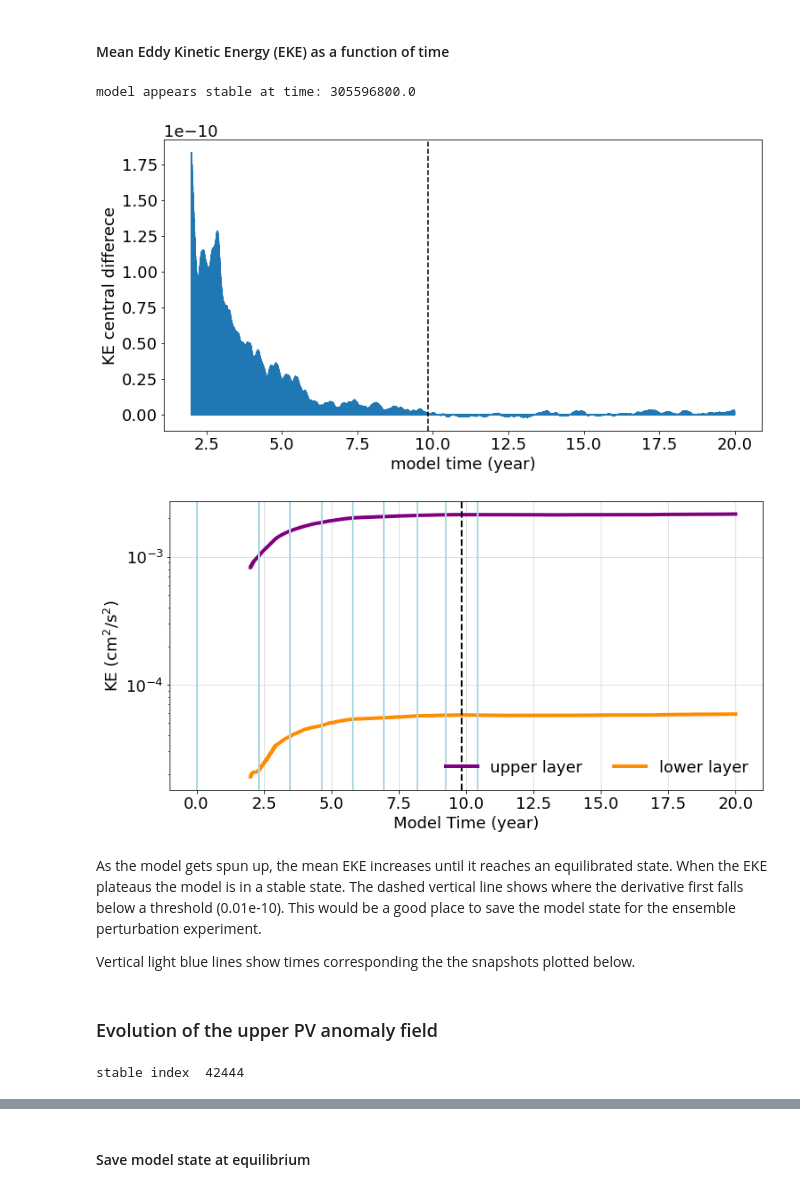
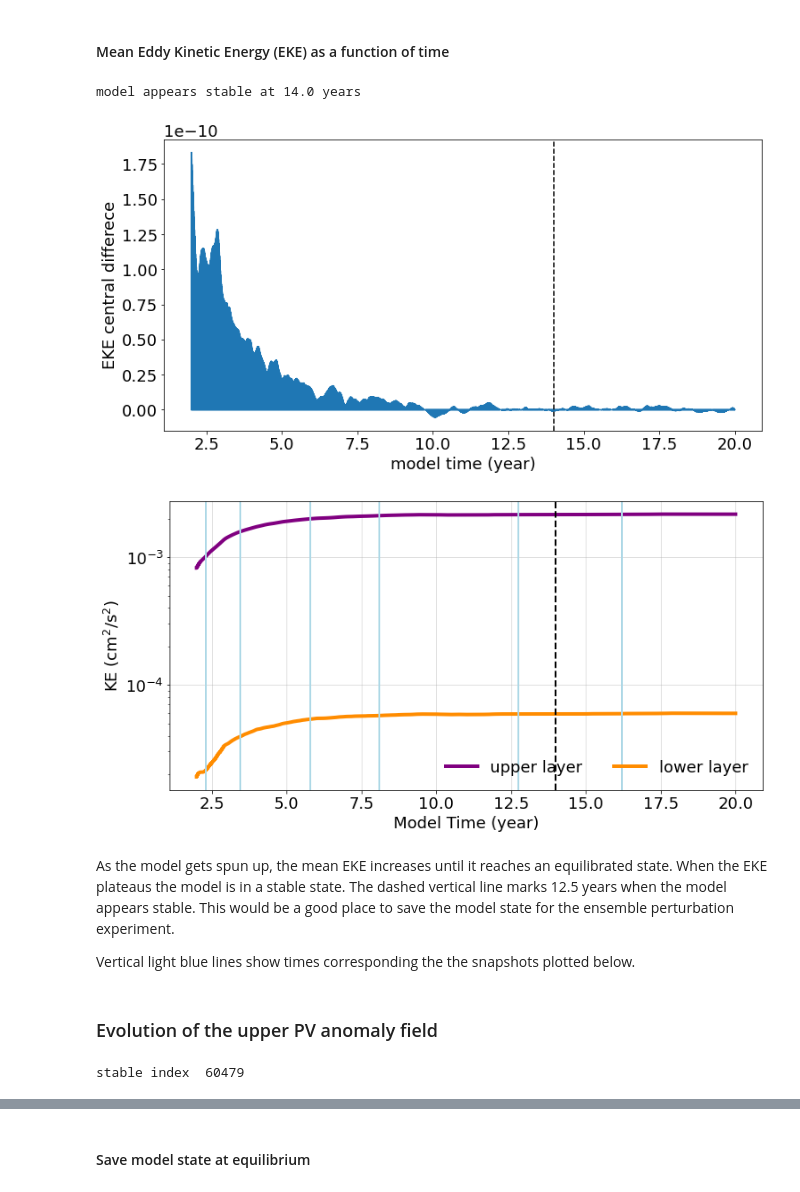
Before and after one commit to ocean-transport/lcs-ml, a Jupyter notebook: run_to_equilibrium.ipynb, the cells around one changed output, grey strips where cells are left out. Saved outputs shown, nothing was run; the diff lists cells and outputs as text; code cells hidden in the pictures.

```diff
--- a/run_to_equilibrium.ipynb
+++ b/run_to_equilibrium.ipynb
@@ -127,0 +82,7 @@ INFO: Step: 86000, Time: 6.19e+08, KE: 5.34e-04, CFL: 0.100
+# %%
+datasets = []
+
+for snapshot in m.run_with_snapshots(tsnapstart=m.t, tsnapint=m.dt):
+    model = m.to_dataset()
+    model = model.assign(q=(('time','lev','y','x'), m.q.copy()[np.newaxis,...]))
+    datasets.append(model)
@@ -128,43 +107,46 @@ INFO: Step: 86000, Time: 6.19e+08, KE: 5.34e-04, CFL: 0.100
+# %%
+ds = xr.concat(datasets, dim='time')
 # %% [markdown]
 #### Mean Eddy Kinetic Energy (EKE) as a function of time
+# %%
+dEKE_dt = np.gradient(ds.EKE.isel(lev=0), ds.time)
+I = int(np.where(np.abs(ds.time - year*14)==np.min(np.abs(ds.time - year*14)))[0])
+time_stable = ds.time[I].values
+
+# Plot EKE derivative
+plt.rcParams.update({'font.size': 18})
+plt.figure(figsize=(12,6)); plt.plot(ds.time/year, dEKE_dt)
+plt.ylabel('EKE central differece'); plt.xlabel('model time (year)')
+plt.axvline(x=time_stable/year, color='k', linestyle='--')
+
+
+print('model appears stable at', ds.time[I].values/year, 'years');
+# %% [output]
+model appears stable at 14.0 years
+[figure, added]
 # %%
-# Take derivative of upper layer EKE using a central difference
-dEKE_dt = np.gradient(EKE_snapshots[:,0], t_snapshots)
-I = np.where((dEKE_dt<0.01e-10)&(dEKE_dt>0)) [0]
-EKE_stable = t_snapshots[I[0]]
-
-# Plot EKE derivative
-plt.rcParams.update({'font.size': 18})
-plt.figure(figsize=(12,6)); plt.plot(t_snapshots/year, dEKE_dt)
-plt.ylabel('KE central differece'); plt.xlabel('model time (year)')
-plt.axvline(x=EKE_stable/year, color='k', linestyle='--')
-
-print('model appears stable at time:', EKE_stable)
-
 # Plot time series of EKE
 plt.figure(figsize=(12,6))
-plt.semilogy(t_snapshots/year, EKE_snapshots[:,0], lw=4, color='purple', label='upper layer')
-plt.semilogy(t_snapshots/year, EKE_snapshots[:,1], lw=4, color='darkorange', label='lower layer')
-ints = [0, 10000, 15000, 20000, 25000, 30000, 35388, 40000, 45000]
+plt.semilogy(ds.time/year, ds.EKE.isel(lev=0), lw=4, color='purple', label='upper layer')
+plt.semilogy(ds.time/year, ds.EKE.isel(lev=1), lw=4, color='darkorange', label='lower layer')
+ints = [10000, 15000, 25000, 35000, 55000, 70000]
 for i in ints:
-    plt.axvline(x=t_snapshots[i]/year, color='lightblue', linewidth=2, alpha=1)
-plt.axvline(x=EKE_stable/year, color='k', lw=2, linestyle='--')
+    plt.axvline(x=ds.time[i]/year, color='lightblue', linewidth=2, alpha=1)
+plt.axvline(x=time_stable/year, color='k', lw=2, linestyle='--')
 plt.grid(True, alpha=0.5); plt.legend(frameon=False, ncol=2)
 plt.ylabel(r'KE ($\rmcm^{2}$/$\rms^{2}$)'); plt.xlabel('Model Time (year)');
 # %% [output]
-model appears stable at time: 305596800.0
-[figure, old version]
+[figure, new version]
-[figure, removed]
 # %% [markdown]
-As the model gets spun up, the mean EKE increases until it reaches an equilibrated state. When the EKE plateaus the model is in a stable state. The dashed vertical line shows where the derivative first falls below a threshold (0.01e-10). This would be a good place to save the model state for the ensemble perturbation experiment.
+As the model gets spun up, the mean EKE increases until it reaches an equilibrated state. When the EKE plateaus the model is in a stable state. The dashed vertical line marks 12.5 years when the model appears stable. This would be a good place to save the model state for the ensemble perturbation experiment.
 
 Vertical light blue lines show times corresponding the the snapshots plotted below.
 # %% [markdown]
 ### Evolution of the upper PV anomaly field
 # %%
-print('stable index ', int(np.where(t_snapshots == EKE_stable)[0]))
+print('stable index ', int(np.where(ds.time == time_stable)[0]))
 # %% [output]
-stable index  42444
+stable index  60479
 # %%
 plt.rcParams.update({'font.size': 10})
 plt.rcParams['image.cmap'] = 'RdBu'
```
Also changed, not shown: parts of 16 cells of this notebook, 10 other files.
